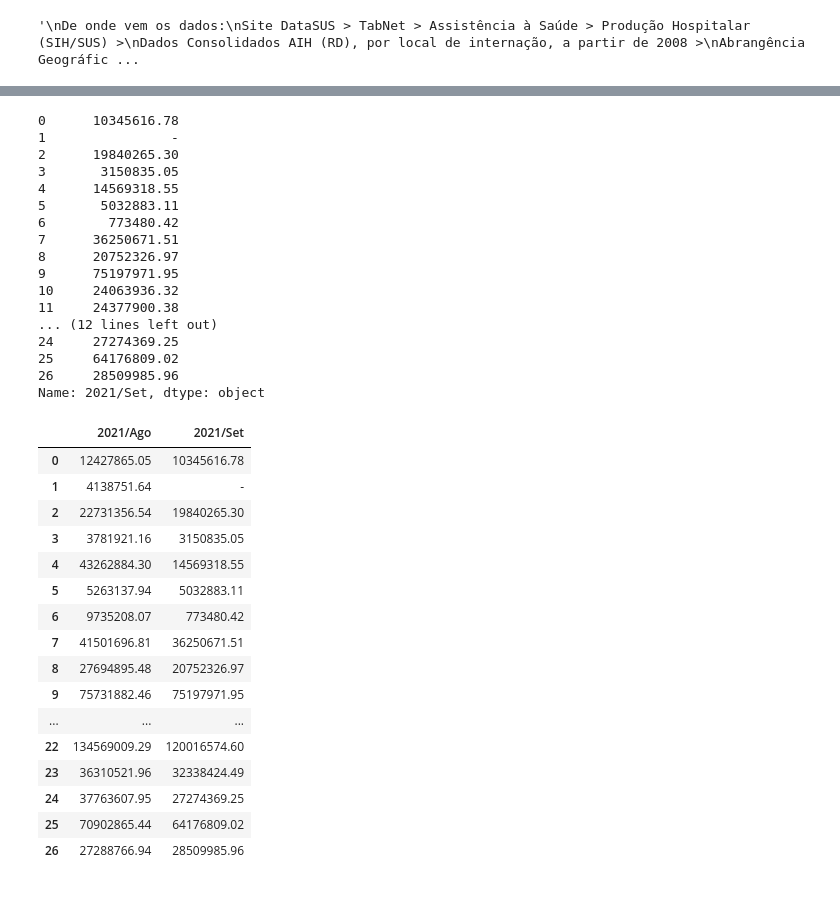
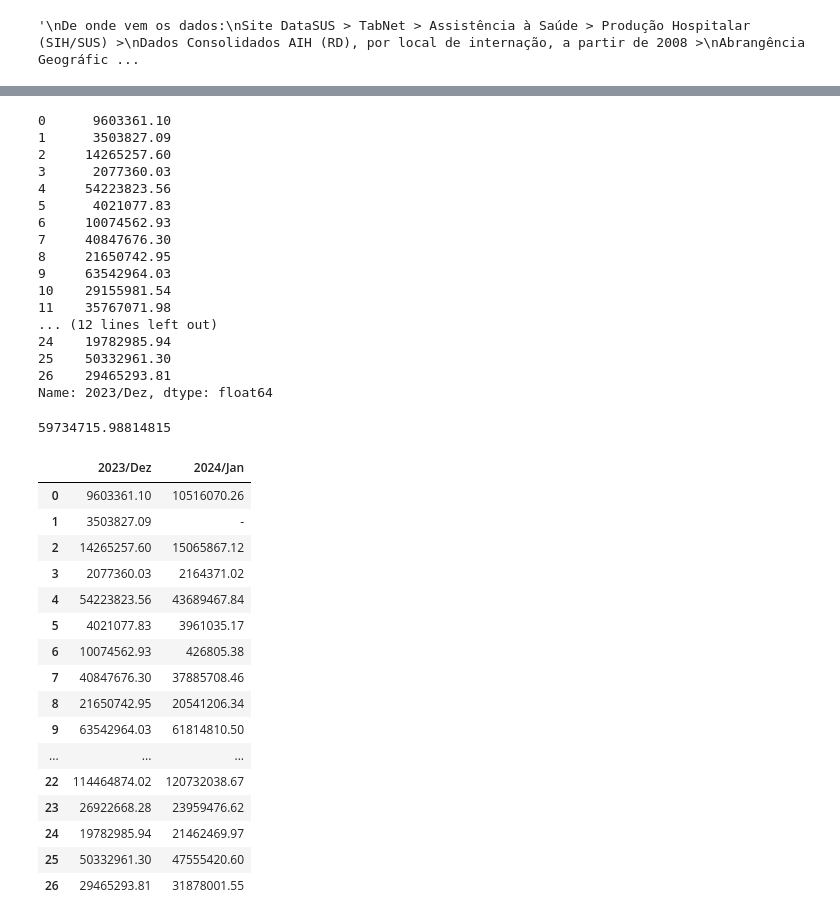
Before and after one commit to marialuisamartins/PosGrad_Data_Analytics_FIAP, a Jupyter notebook: AnaliseExploratoriaDeDados.ipynb, the cells around one changed output, grey strips where cells are left out. Saved outputs shown, nothing was run; the diff lists cells and outputs as text; code cells hidden in the pictures.

```diff
--- a/AnaliseExploratoriaDeDados.ipynb
+++ b/AnaliseExploratoriaDeDados.ipynb
@@ -113,45 +113,53 @@ Length: 164, dtype: float64
 # %%
-# Desafio - mostrar a coluna mais recente de totas, independente de qual ela for
-dados['2021/Set']
+# Desafio - mostrar a coluna mais recente de todas, independente de qual ela for
+dados['2023/Dez']
+
+# Isso resulta numa série de valores
+# tentei fazer com janeiro de 2024, mas tinha um valor nulo então não dava pra trabalhar com ela
 # %% [output]
-0      10345616.78
-1                -
-2      19840265.30
-3       3150835.05
-4      14569318.55
-5       5032883.11
-6        773480.42
-7      36250671.51
-8      20752326.97
-9      75197971.95
-10     24063936.32
-11     24377900.38
+0      9603361.10
+1      3503827.09
+2     14265257.60
+3      2077360.03
+4     54223823.56
+5      4021077.83
+6     10074562.93
+7     40847676.30
+8     21650742.95
+9     63542964.03
+10    29155981.54
+11    35767071.98
 ... (12 lines left out)
-24     27274369.25
-25     64176809.02
-26     28509985.96
-Name: 2021/Set, dtype: object
+24    19782985.94
+25    50332961.30
+26    29465293.81
+Name: 2023/Dez, dtype: float64
+# %%
+# Uma forma de trabalhar com a série gerada - média de valor por estado
+dados['2023/Jan'].mean()
+# %% [output]
+59734715.98814815
 # %%
 # Bônus
 # Se eu quisesse mais de uma coluna
-dados.loc[:,['2021/Ago', '2021/Set']]
+dados.loc[:,['2023/Dez', '2024/Jan']]
 # %% [output]
-|  | 2021/Ago | 2021/Set |
-| 0 | 12427865.05 | 10345616.78 |
-| 1 | 4138751.64 | - |
-| 2 | 22731356.54 | 19840265.30 |
-| 3 | 3781921.16 | 3150835.05 |
-| 4 | 43262884.30 | 14569318.55 |
-| 5 | 5263137.94 | 5032883.11 |
-| 6 | 9735208.07 | 773480.42 |
-| 7 | 41501696.81 | 36250671.51 |
-| 8 | 27694895.48 | 20752326.97 |
-| 9 | 75731882.46 | 75197971.95 |
+|  | 2023/Dez | 2024/Jan |
+| 0 | 9603361.10 | 10516070.26 |
+| 1 | 3503827.09 | - |
+| 2 | 14265257.60 | 15065867.12 |
+| 3 | 2077360.03 | 2164371.02 |
+| 4 | 54223823.56 | 43689467.84 |
+| 5 | 4021077.83 | 3961035.17 |
+| 6 | 10074562.93 | 426805.38 |
+| 7 | 40847676.30 | 37885708.46 |
+| 8 | 21650742.95 | 20541206.34 |
+| 9 | 63542964.03 | 61814810.50 |
 | ... | ... | ... |
-| 22 | 134569009.29 | 120016574.60 |
-| 23 | 36310521.96 | 32338424.49 |
-| 24 | 37763607.95 | 27274369.25 |
-| 25 | 70902865.44 | 64176809.02 |
-| 26 | 27288766.94 | 28509985.96 |
+| 22 | 114464874.02 | 120732038.67 |
+| 23 | 26922668.28 | 23959476.62 |
+| 24 | 19782985.94 | 21462469.97 |
+| 25 | 50332961.30 | 47555420.60 |
+| 26 | 29465293.81 | 31878001.55 |
 # %%
 # Se eu quisesse só algumas linhas dessas colunas (ex.: linhas 0 a 3)
```
Also changed, not shown: parts of 11 cells of this notebook.
